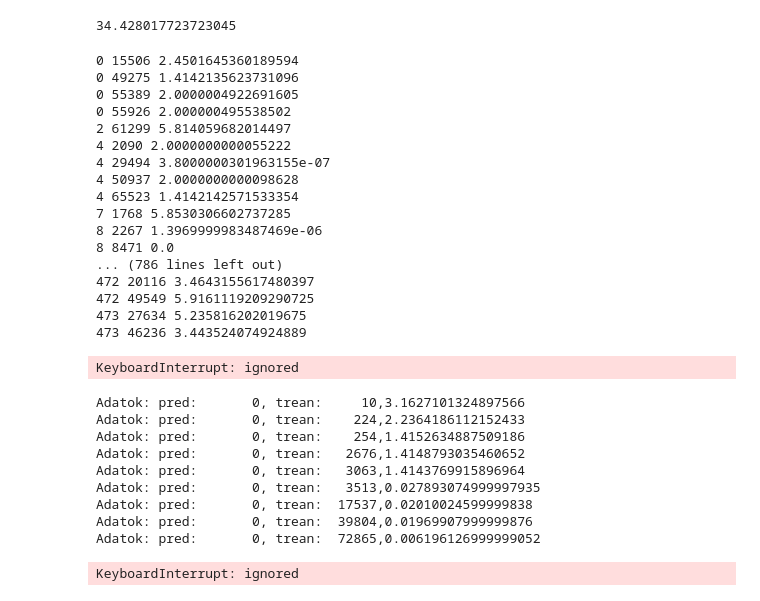
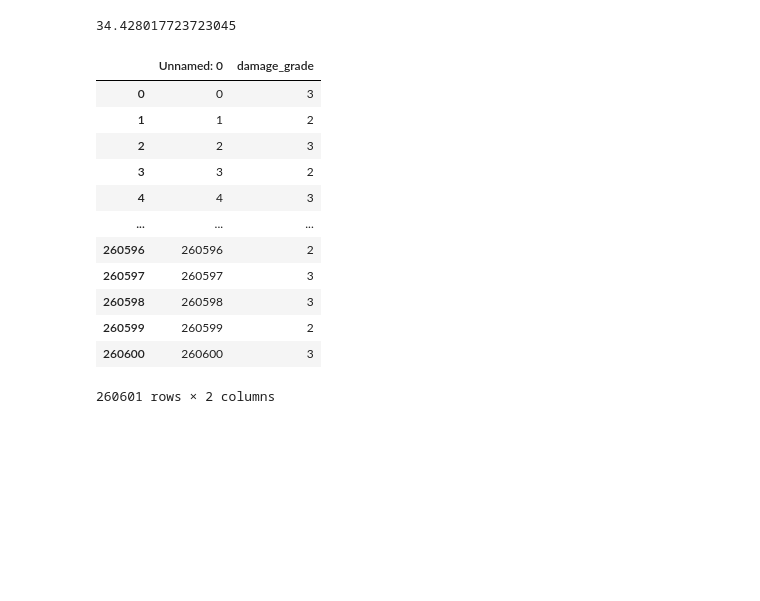
Before and after one commit to sipocz/_earthQuake, a Jupyter notebook: _earthquake_distance.ipynb, the cells around one changed output. Cells and saved outputs as stored; diff of their text form; code cells hidden in the pictures; blank space fills up the shorter version.

```diff
--- a/_earthquake_distance.ipynb
+++ b/_earthquake_distance.ipynb
@@ -187,7 +187,8 @@ for i in X_pred_ok.index:
     a=np.linalg.norm(X_train_ok.loc[i][1:])
     X_train_len.append(a)
 # %%
-f=open(basedir+"/_EarthQuake/difference.csv"")
+'''
+f=open(basedir+"/_EarthQuake/difference.csv","a")
 epsilon=0.001
 k=0
 for i,Xpi in enumerate(X_pred_len):
@@ -197,52 +198,25 @@ for i,Xpi in enumerate(X_pred_len):
             if delta<6:
                 k+=1
                 if k>500:
-                    print(k,i,j)
+                    print(i,j)
+                    k=0
                 print (f"{i},{j},{delta}", file=f)
 f.close()
+'''
-# %% [output]
-0 15506 2.4501645360189594
-0 49275 1.4142135623731096
-0 55389 2.0000004922691605
-0 55926 2.000000495538502
-2 61299 5.814059682014497
-4 2090 2.0000000000055222
-4 29494 3.8000000301963155e-07
-4 50937 2.0000000000098628
-4 65523 1.4142142571533354
-7 1768 5.8530306602737285
-8 2267 1.3969999983487469e-06
-8 8471 0.0
-... (786 lines left out)
-472 20116 3.4643155617480397
-472 49549 5.9161119209290725
-473 27634 5.235816202019675
-473 46236 3.443524074924889
-KeyboardInterrupt: ignored
-# %%
-
-
-for i in X_pred_ok.index:
-    min=5
-    for j in range(260000):
-
-        a=np.linalg.norm(X_train_ok.loc[j][1:]-X_pred_ok.loc[i][1:])
-        if a < min:
-            print(f"Adatok: pred:{i:8}, trean:{j:7},{a:8}")
-            print(f"{i};{j},{a:16}", file=f)
-            min=a
-            if a==0:
-                exit
-
-f.close()
-# %% [output]
-Adatok: pred:       0, trean:     10,3.1627101324897566
-Adatok: pred:       0, trean:    224,2.2364186112152433
-Adatok: pred:       0, trean:    254,1.4152634887509186
-Adatok: pred:       0, trean:   2676,1.4148793035460652
-Adatok: pred:       0, trean:   3063,1.4143769915896964
-Adatok: pred:       0, trean:   3513,0.027893074999997935
-Adatok: pred:       0, trean:  17537,0.02010024599999838
-Adatok: pred:       0, trean:  39804,0.01969907999999876
-Adatok: pred:       0, trean:  72865,0.006196126999999052
-KeyboardInterrupt: ignored
+# %%
+type(X_train_ok)
+y_train_ok
+# %% [output]
+|  | Unnamed: 0 | damage_grade |
+| 0 | 0 | 3 |
+| 1 | 1 | 2 |
+| 2 | 2 | 3 |
+| 3 | 3 | 2 |
+| 4 | 4 | 3 |
+| ... | ... | ... |
+| 260596 | 260596 | 2 |
+| 260597 | 260597 | 3 |
+| 260598 | 260598 | 3 |
+| 260599 | 260599 | 2 |
+| 260600 | 260600 | 3 |
+260601 rows × 2 columns
```
Also changed, not shown: parts of 13 cells of this notebook.
